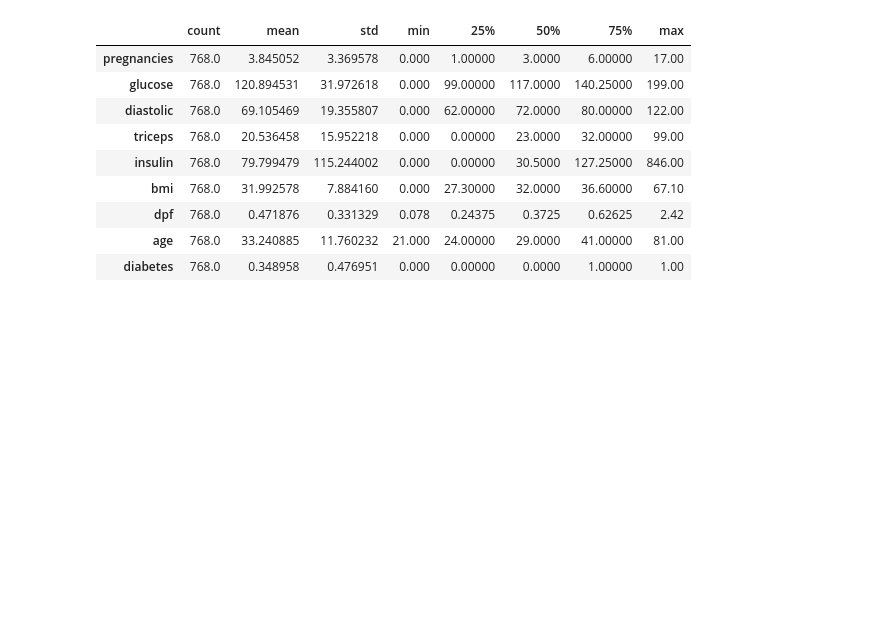
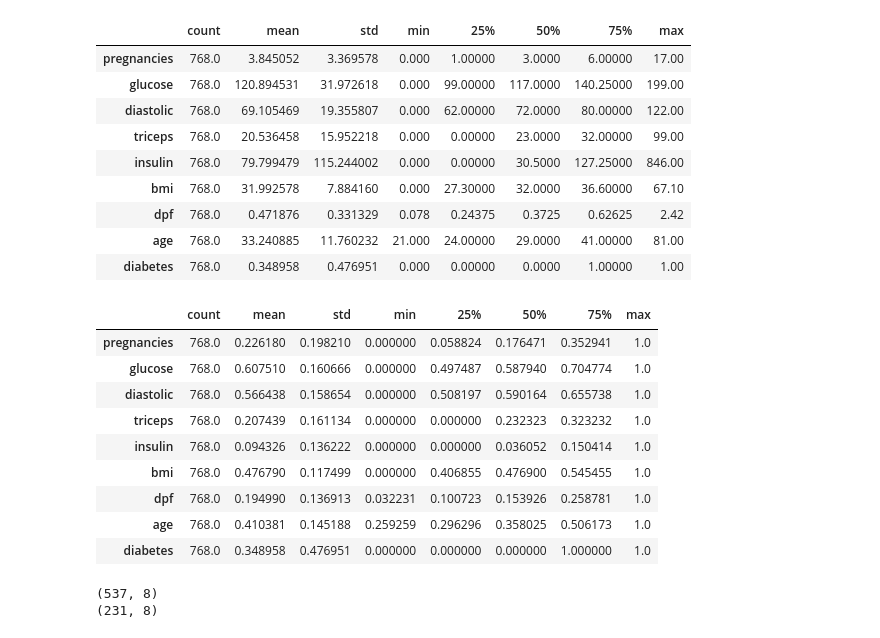
Before and after one commit to KouzouAkizuki/Tecnicas-de-IA---2024-I, a Jupyter notebook: Talleres/Taller 6/Taller 6.ipynb, the cells around one changed output. Cells and saved outputs as stored; diff of their text form; code cells hidden in the pictures; blank space fills up the shorter version.

```diff
--- a/Talleres/Taller 6/Taller 6.ipynb
+++ b/Talleres/Taller 6/Taller 6.ipynb
@@ -39,3 +40,33 @@ df.describe().transpose()
 | dpf | 768.0 | 0.471876 | 0.331329 | 0.078 | 0.24375 | 0.3725 | 0.62625 | 2.42 |
 | age | 768.0 | 33.240885 | 11.760232 | 21.000 | 24.00000 | 29.0000 | 41.00000 | 81.00 |
 | diabetes | 768.0 | 0.348958 | 0.476951 | 0.000 | 0.00000 | 0.0000 | 1.00000 | 1.00 |
+# %%
+# Paso 3 - Creación de arreglo de características y variable de respuesta
+target_column = ['diabetes']
+predictors = list(set(list(df.columns))-set(target_column))
+df[predictors] = df[predictors]/df[predictors].max()
+df.describe().transpose()
+# %% [output]
+|  | count | mean | std | min | 25% | 50% | 75% | max |
+| pregnancies | 768.0 | 0.226180 | 0.198210 | 0.000000 | 0.058824 | 0.176471 | 0.352941 | 1.0 |
+| glucose | 768.0 | 0.607510 | 0.160666 | 0.000000 | 0.497487 | 0.587940 | 0.704774 | 1.0 |
+| diastolic | 768.0 | 0.566438 | 0.158654 | 0.000000 | 0.508197 | 0.590164 | 0.655738 | 1.0 |
+| triceps | 768.0 | 0.207439 | 0.161134 | 0.000000 | 0.000000 | 0.232323 | 0.323232 | 1.0 |
+| insulin | 768.0 | 0.094326 | 0.136222 | 0.000000 | 0.000000 | 0.036052 | 0.150414 | 1.0 |
+| bmi | 768.0 | 0.476790 | 0.117499 | 0.000000 | 0.406855 | 0.476900 | 0.545455 | 1.0 |
+| dpf | 768.0 | 0.194990 | 0.136913 | 0.032231 | 0.100723 | 0.153926 | 0.258781 | 1.0 |
+| age | 768.0 | 0.410381 | 0.145188 | 0.259259 | 0.296296 | 0.358025 | 0.506173 | 1.0 |
+| diabetes | 768.0 | 0.348958 | 0.476951 | 0.000000 | 0.000000 | 0.000000 | 1.000000 | 1.0 |
+# %%
+# Paso 4 - Creación de los conjuntos de entrenamiento y prueba
+
+X = df[predictors].values
+y = df[target_column].values
+
+# 30% datos de prueba y 70% datos de entrenamiento
+X_train, X_test, y_train, y_test = train_test_split(X, y, test_size = 0.30, random_state = 40)
+print(X_train.shape)
+print(X_test.shape)
+# %% [output]
+(537, 8)
+(231, 8)
```
Also changed, not shown: parts of 17 cells of this notebook, 27 other files.
